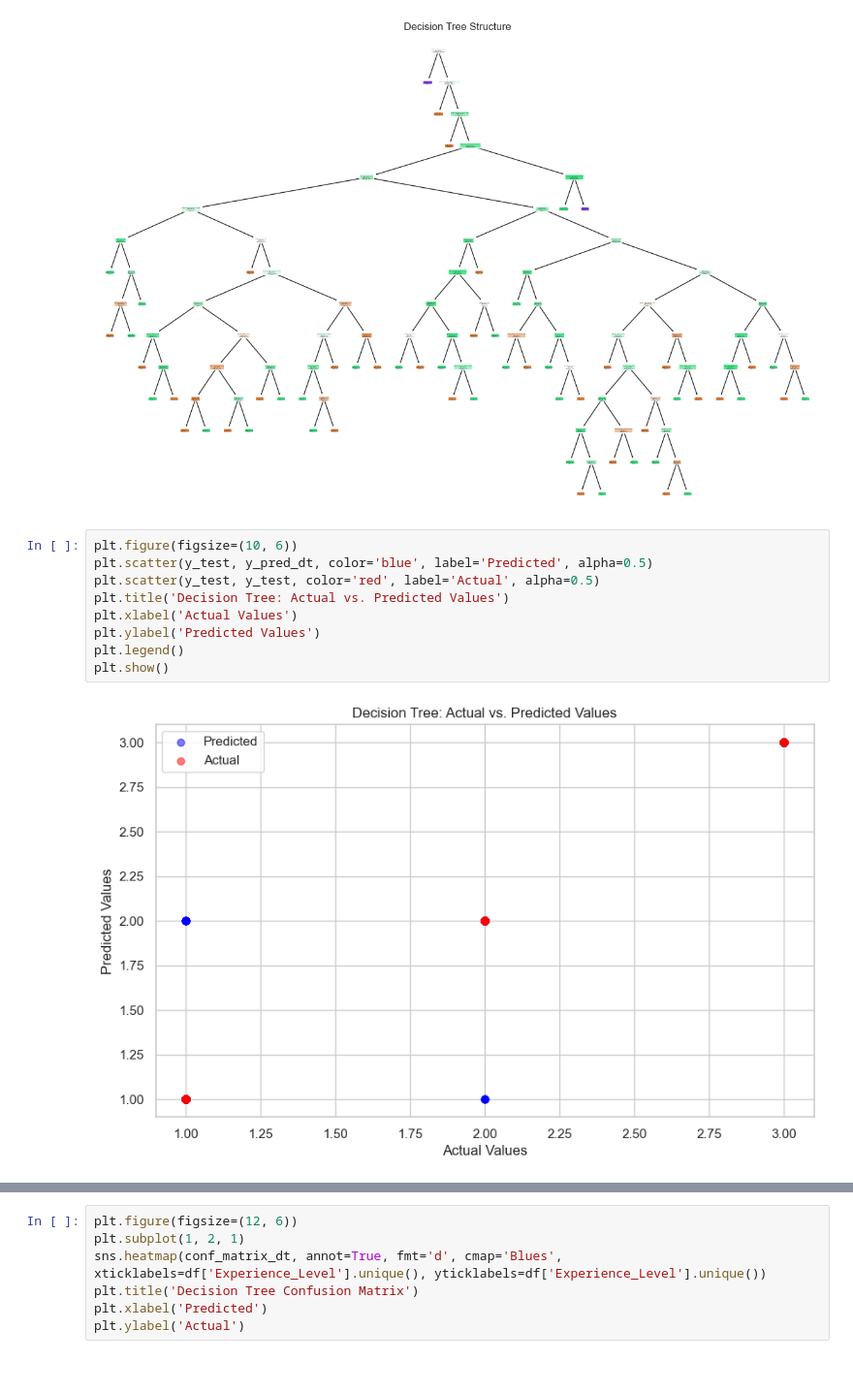
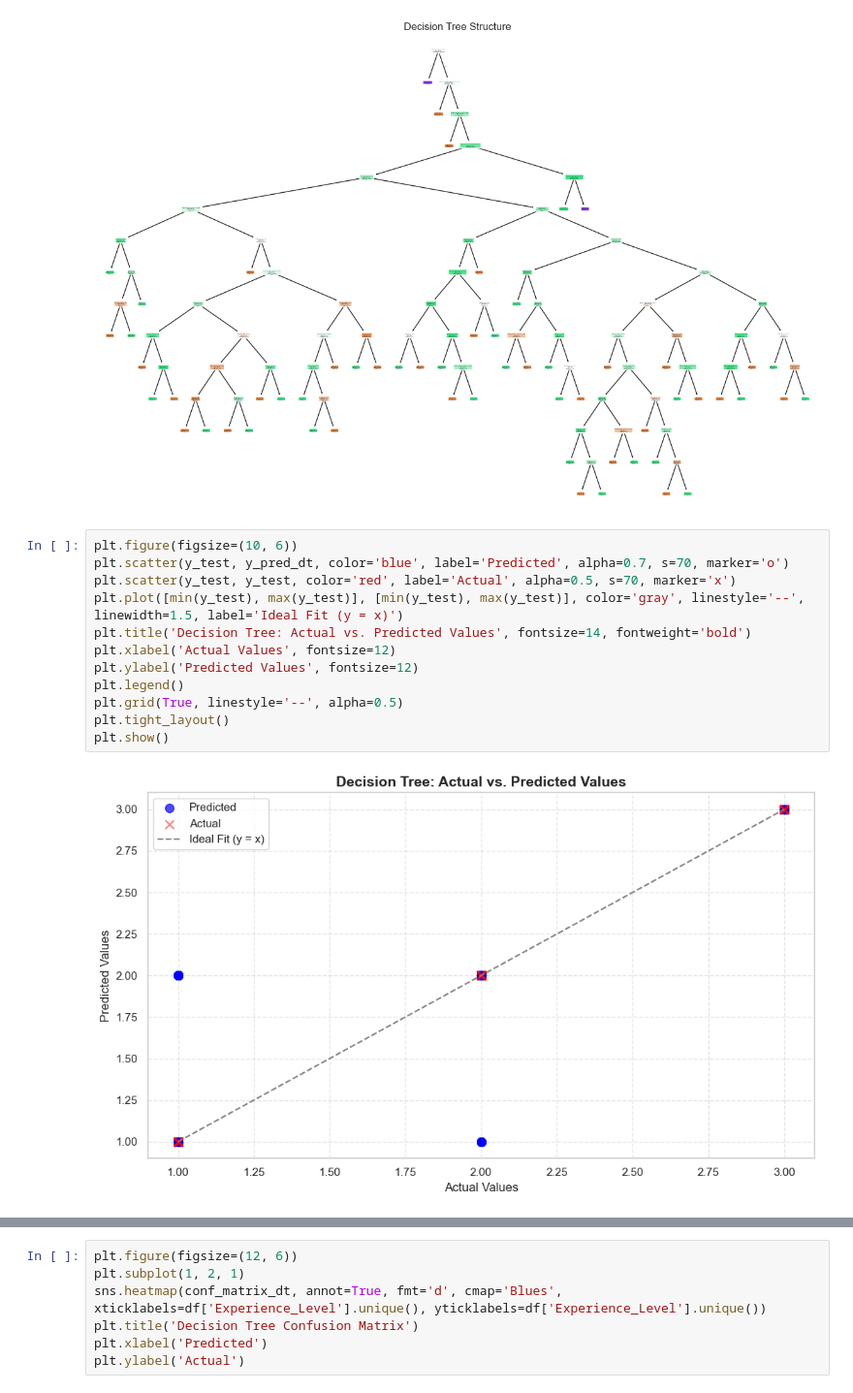
Before and after one commit to NA7RAWY/Comprehensive-Data-Mining-on-Health-Workout-Dataset, a Jupyter notebook: Classification/Classifier.ipynb, the cells around one changed output, grey strips where cells are left out. Shown: that part at 97% size. Cells and saved outputs as stored; diff of their text form.

Commit message:
edit some plots

```diff
--- a/Classification/Classifier.ipynb
+++ b/Classification/Classifier.ipynb
@@ -144,14 +144,17 @@ plt.show()
 [figure]
 # %%
 plt.figure(figsize=(10, 6))
-plt.scatter(y_test, y_pred_dt, color='blue', label='Predicted', alpha=0.5)
-plt.scatter(y_test, y_test, color='red', label='Actual', alpha=0.5)
-plt.title('Decision Tree: Actual vs. Predicted Values')
-plt.xlabel('Actual Values')
-plt.ylabel('Predicted Values')
+plt.scatter(y_test, y_pred_dt, color='blue', label='Predicted', alpha=0.7, s=70, marker='o')
+plt.scatter(y_test, y_test, color='red', label='Actual', alpha=0.5, s=70, marker='x')
+plt.plot([min(y_test), max(y_test)], [min(y_test), max(y_test)], color='gray', linestyle='--', linewidth=1.5, label='Ideal Fit (y = x)')
+plt.title('Decision Tree: Actual vs. Predicted Values', fontsize=14, fontweight='bold')
+plt.xlabel('Actual Values', fontsize=12)
+plt.ylabel('Predicted Values', fontsize=12)
 plt.legend()
+plt.grid(True, linestyle='--', alpha=0.5)
+plt.tight_layout()
 plt.show()
 # %% [output]
-[figure, old version]
+[figure, new version]
 # %%
 plt.figure(figsize=(10, 6))
```
Also changed, not shown: parts of 1 cell of this notebook.
